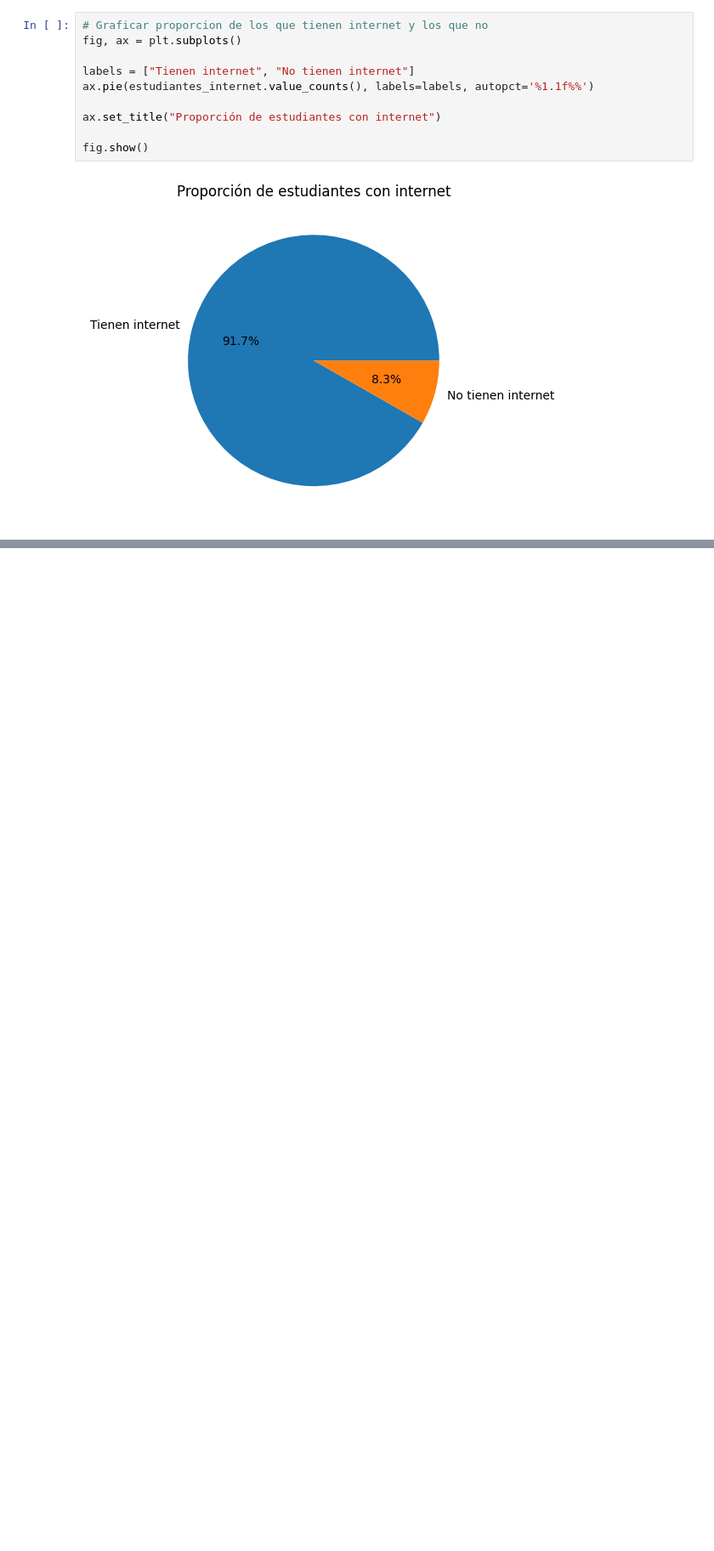
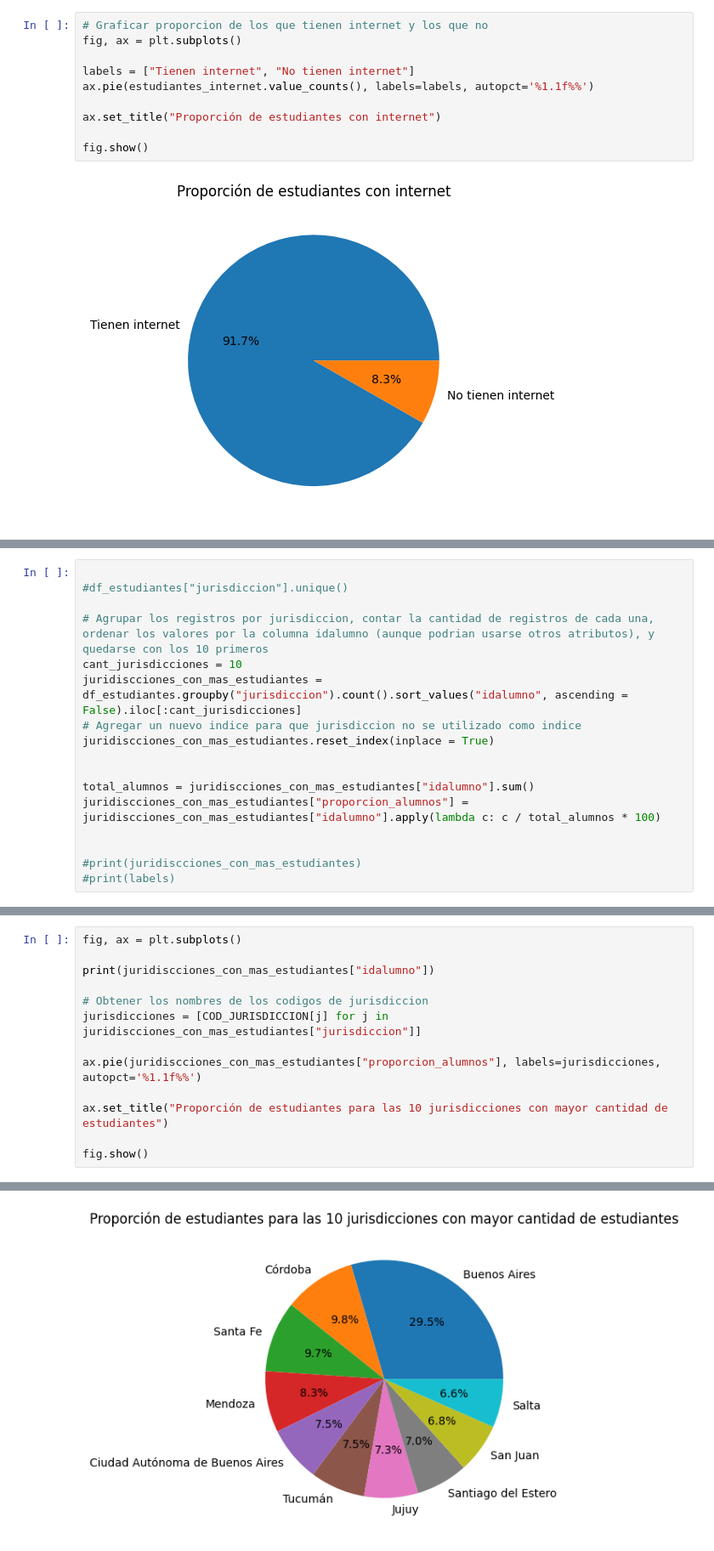
Before and after one commit to alerodriguez01/tp1-cs-datos, a Jupyter notebook: tp1-cs-datos.ipynb, the cells around one changed output, grey strips where cells are left out. Shown at 85% size. Saved outputs shown, nothing was run; the diff lists cells and outputs as text; blank space fills up the shorter version.

```diff
--- a/tp1-cs-datos.ipynb
+++ b/tp1-cs-datos.ipynb
@@ -87,0 +143,17 @@ fig.show()
+# %%
+
+#df_estudiantes["jurisdiccion"].unique()
+
+# Agrupar los registros por jurisdiccion, contar la cantidad de registros de cada una, ordenar los valores por la columna idalumno (aunque podrian usarse otros atributos), y quedarse con los 10 primeros
+cant_jurisdicciones = 10
+juridiscciones_con_mas_estudiantes = df_estudiantes.groupby("jurisdiccion").count().sort_values("idalumno", ascending = False).iloc[:cant_jurisdicciones]
+# Agregar un nuevo indice para que jurisdiccion no se utilizado como indice
+juridiscciones_con_mas_estudiantes.reset_index(inplace = True)
+
+
+total_alumnos = juridiscciones_con_mas_estudiantes["idalumno"].sum()
+juridiscciones_con_mas_estudiantes["proporcion_alumnos"] = juridiscciones_con_mas_estudiantes["idalumno"].apply(lambda c: c / total_alumnos * 100)
+
+
+#print(juridiscciones_con_mas_estudiantes)
+#print(labels)
@@ -87,0 +172,14 @@ fig.show()
+# %%
+fig, ax = plt.subplots()
+
+print(juridiscciones_con_mas_estudiantes["idalumno"])
+
+# Obtener los nombres de los codigos de jurisdiccion
+jurisdicciones = [COD_JURISDICCION[j] for j in juridiscciones_con_mas_estudiantes["jurisdiccion"]]
+
+ax.pie(juridiscciones_con_mas_estudiantes["proporcion_alumnos"], labels=jurisdicciones, autopct='%1.1f%%')
+
+ax.set_title("Proporción de estudiantes para las 10 jurisdicciones con mayor cantidad de estudiantes")
+
+fig.show()
+# %% [output]
@@ -87,0 +197 @@ fig.show()
+[figure, added]
```
Also changed, not shown: parts of 11 cells of this notebook.
